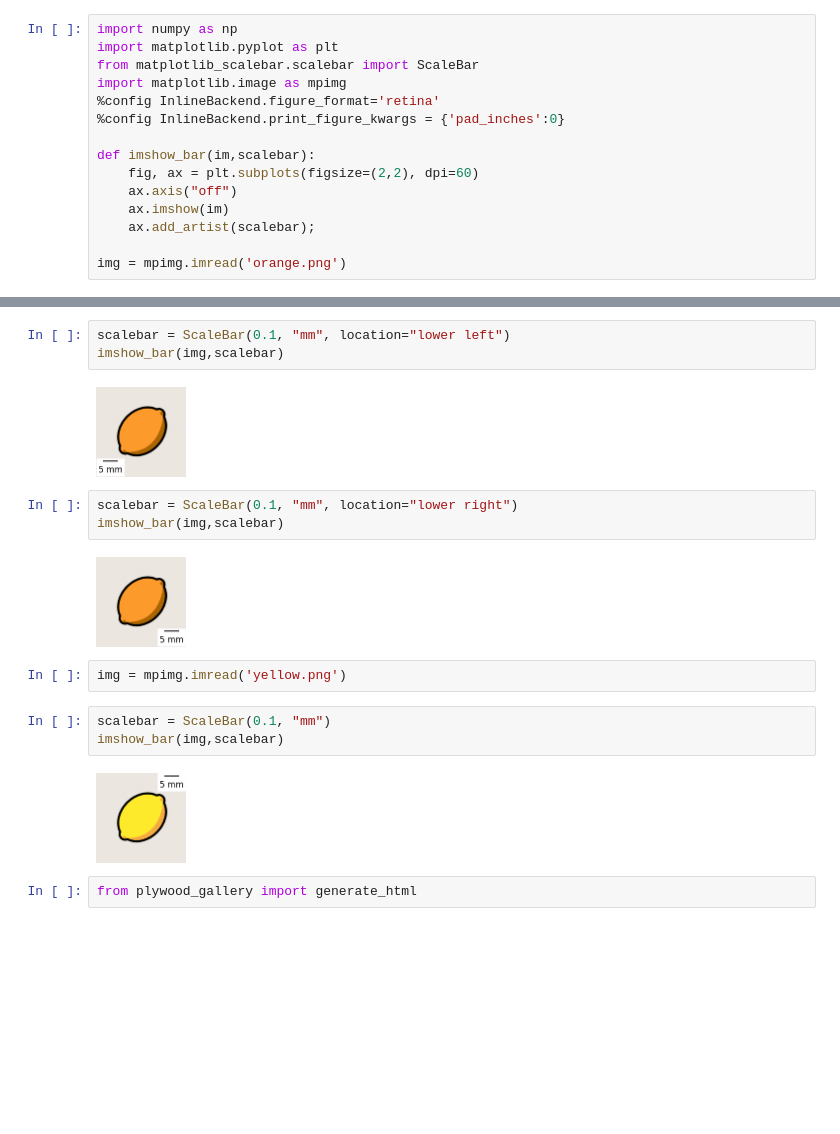
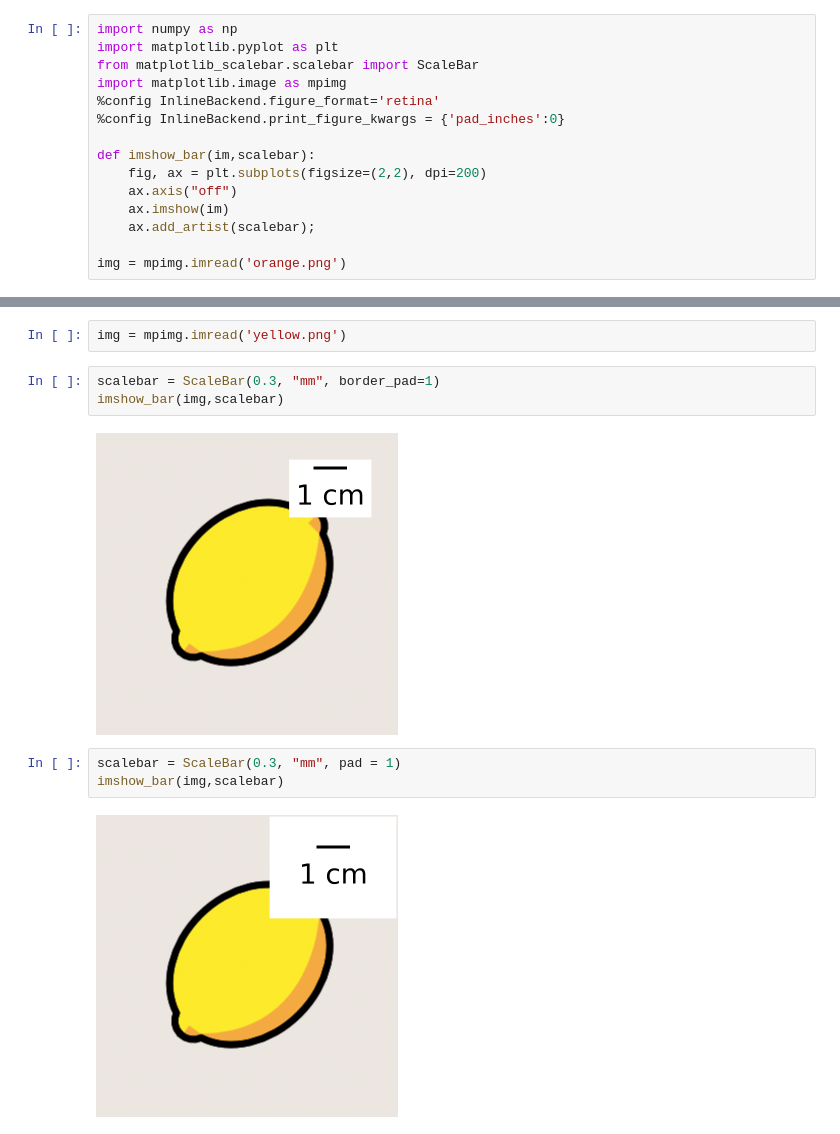
Before and after one commit to kolibril13/plywood-gallery-matplotlib-scalebar, a Jupyter notebook: h.ipynb, the cells around one changed output, grey strips where cells are left out. Saved outputs shown, nothing was run; the diff lists cells and outputs as text; blank space fills up the shorter version.

```diff
--- a/h.ipynb
+++ b/h.ipynb
@@ -7,7 +7,7 @@ import matplotlib.image as mpimg
 %config InlineBackend.print_figure_kwargs = {'pad_inches':0}
 
 def imshow_bar(im,scalebar):
-    fig, ax = plt.subplots(figsize=(2,2), dpi=60)
+    fig, ax = plt.subplots(figsize=(2,2), dpi=200)
     ax.axis("off")
     ax.imshow(im)
     ax.add_artist(scalebar);
@@ -26,19 +16,12 @@ imshow_bar(img,scalebar)
-# %%
-scalebar = ScaleBar(0.1, "mm", location="lower left")
-imshow_bar(img,scalebar)
-# %% [output]
-[figure, removed]
-# %%
-scalebar = ScaleBar(0.1, "mm", location="lower right")
-imshow_bar(img,scalebar)
-# %% [output]
-[figure, removed]
 # %%
 img = mpimg.imread('yellow.png')
 # %%
-scalebar = ScaleBar(0.1, "mm")
+scalebar = ScaleBar(0.3, "mm", border_pad=1)
 imshow_bar(img,scalebar)
 # %% [output]
-[figure, old version]
+[figure, new version]
-# %%
-from plywood_gallery import generate_html
+# %%
+scalebar = ScaleBar(0.3, "mm", pad = 1)
+imshow_bar(img,scalebar)
+# %% [output]
+[figure, added]
```
Also changed, not shown: parts of 9 cells of this notebook, 22 other files.
